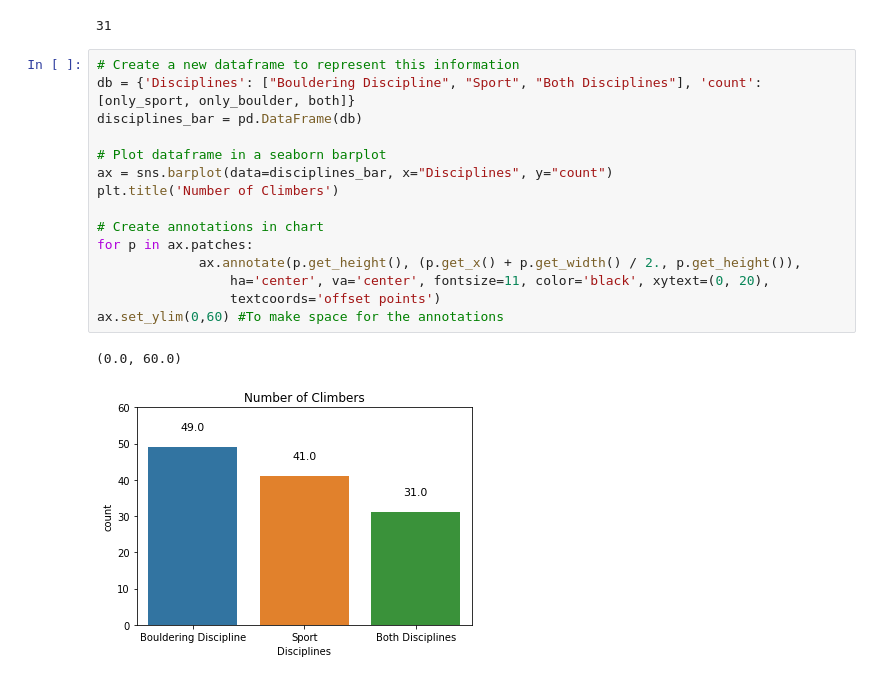
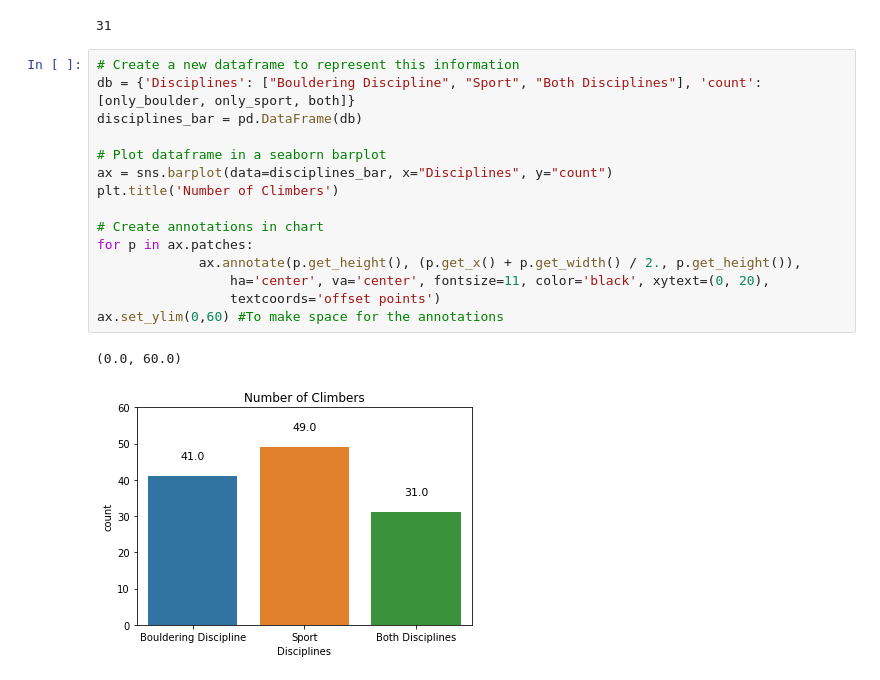
Before and after one commit to haokliao/Critical-Force-Visualization, a Jupyter notebook: EDA_001_notebook.ipynb, the cells around one changed output. Drawn from its saved outputs; the diff is of its cells as text.

Commit message:
[bug] fixing the order of counts in the bar chart!

```diff
--- a/EDA_001_notebook.ipynb
+++ b/EDA_001_notebook.ipynb
@@ -112,19 +122,19 @@ both
 31
 # %%
 # Create a new dataframe to represent this information
-db = {'Disciplines': ["Bouldering Discipline", "Sport", "Both Disciplines"], 'count': [only_sport, only_boulder, both]}
+db = {'Disciplines': ["Bouldering Discipline", "Sport", "Both Disciplines"], 'count': [only_boulder, only_sport, both]}
 disciplines_bar = pd.DataFrame(db)
 
 # Plot dataframe in a seaborn barplot
 ax = sns.barplot(data=disciplines_bar, x="Disciplines", y="count")
 plt.title('Number of Climbers')
 
 # Create annotations in chart
 for p in ax.patches:
              ax.annotate(p.get_height(), (p.get_x() + p.get_width() / 2., p.get_height()),
                  ha='center', va='center', fontsize=11, color='black', xytext=(0, 20),
                  textcoords='offset points')
 ax.set_ylim(0,60) #To make space for the annotations
 # %% [output]
 (0.0, 60.0)
-[figure, old version]
+[figure, new version]
```
Also changed, not shown: parts of 5 cells of this notebook.
